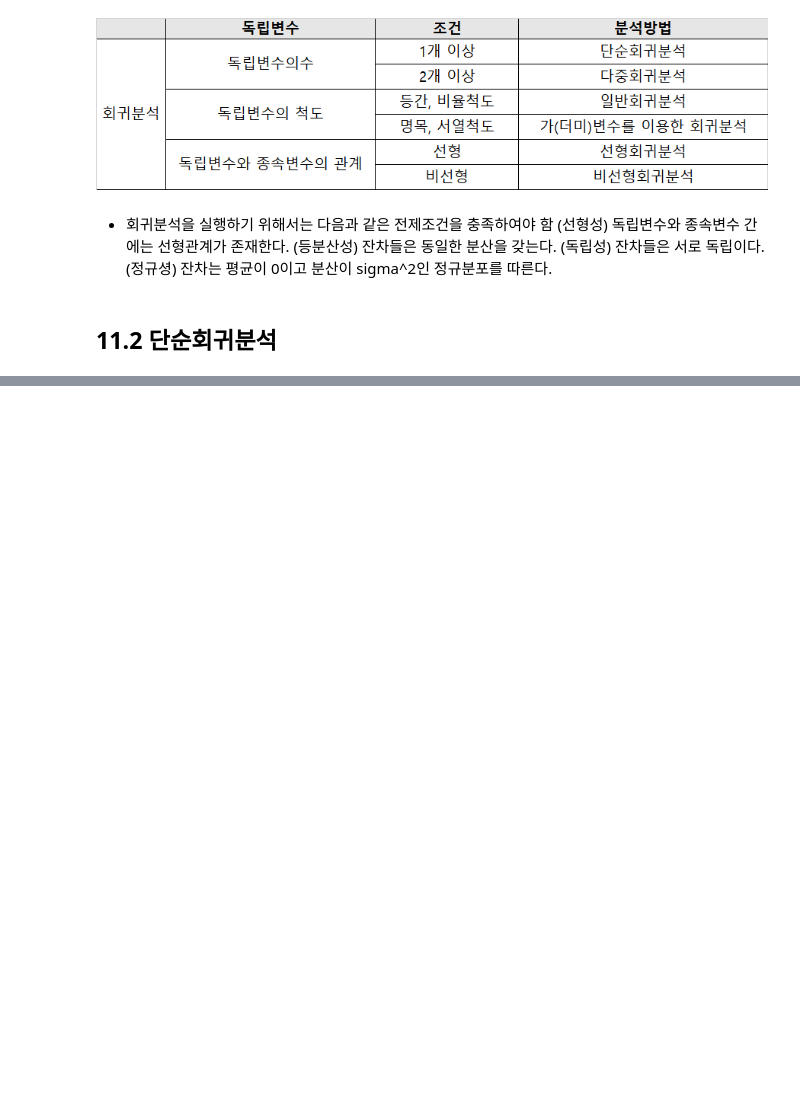
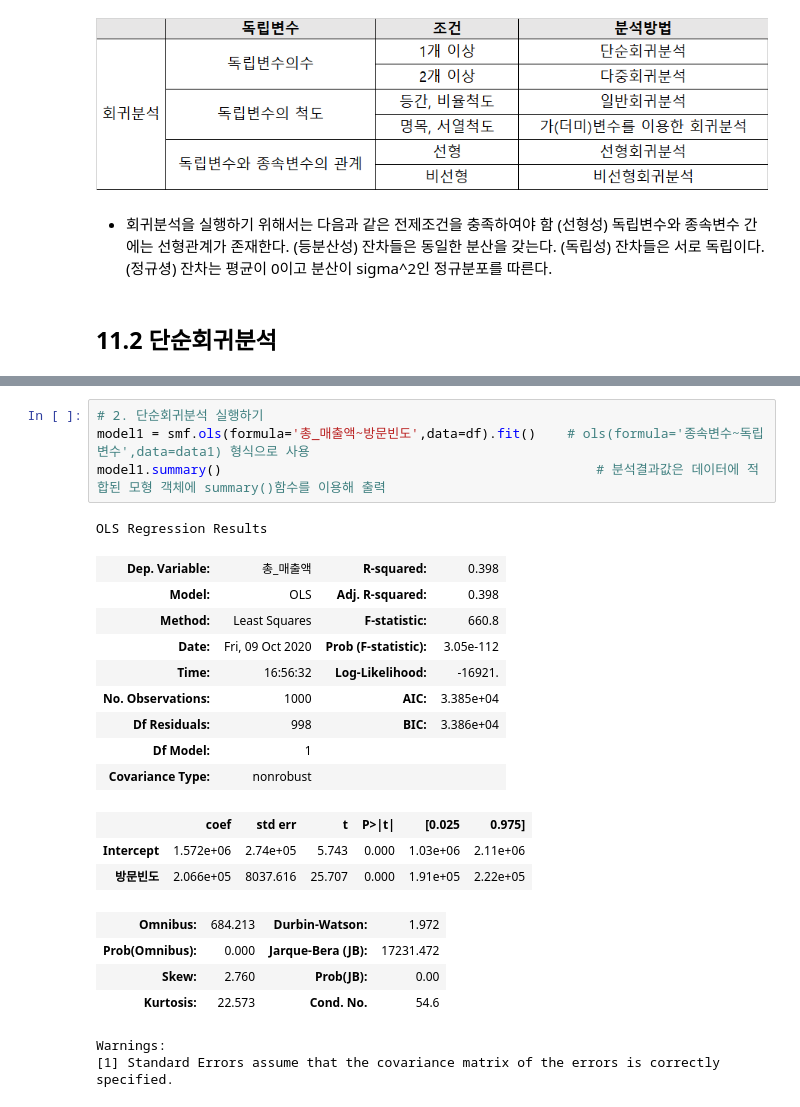
Before and after one commit to OH1107/self_study, a Jupyter notebook: training/chapter11/11장_회귀분석.ipynb, the cells around one changed output, grey strips where cells are left out. Cells and saved outputs as stored; diff of their text form; blank space fills up the shorter version.

```diff
--- a/training/chapter11/11장_회귀분석.ipynb
+++ b/training/chapter11/11장_회귀분석.ipynb
@@ -35,0 +109,24 @@
+# %%
+# 2. 단순회귀분석 실행하기
+model1 = smf.ols(formula='총_매출액~방문빈도',data=df).fit()    # ols(formula='종속변수~독립변수',data=data1) 형식으로 사용
+model1.summary()                                                # 분석결과값은 데이터에 적합된 모형 객체에 summary()함수를 이용해 출력
+# %% [output]
+OLS Regression Results
+| Dep. Variable: | 총_매출액 | R-squared: | 0.398 |
+| Model: | OLS | Adj. R-squared: | 0.398 |
+| Method: | Least Squares | F-statistic: | 660.8 |
+| Date: | Fri, 09 Oct 2020 | Prob (F-statistic): | 3.05e-112 |
+| Time: | 16:56:32 | Log-Likelihood: | -16921. |
+| No. Observations: | 1000 | AIC: | 3.385e+04 |
+| Df Residuals: | 998 | BIC: | 3.386e+04 |
+| Df Model: | 1 |  |  |
+| Covariance Type: | nonrobust |  |  |
+|  | coef | std err | t | P>|t| | [0.025 | 0.975] |
+| Intercept | 1.572e+06 | 2.74e+05 | 5.743 | 0.000 | 1.03e+06 | 2.11e+06 |
+| 방문빈도 | 2.066e+05 | 8037.616 | 25.707 | 0.000 | 1.91e+05 | 2.22e+05 |
+| Omnibus: | 684.213 | Durbin-Watson: | 1.972 |
+| Prob(Omnibus): | 0.000 | Jarque-Bera (JB): | 17231.472 |
+| Skew: | 2.760 | Prob(JB): | 0.00 |
+| Kurtosis: | 22.573 | Cond. No. | 54.6 |
+Warnings:
+[1] Standard Errors assume that the covariance matrix of the errors is correctly specified.
```
Also changed, not shown: parts of 25 cells of this notebook.
